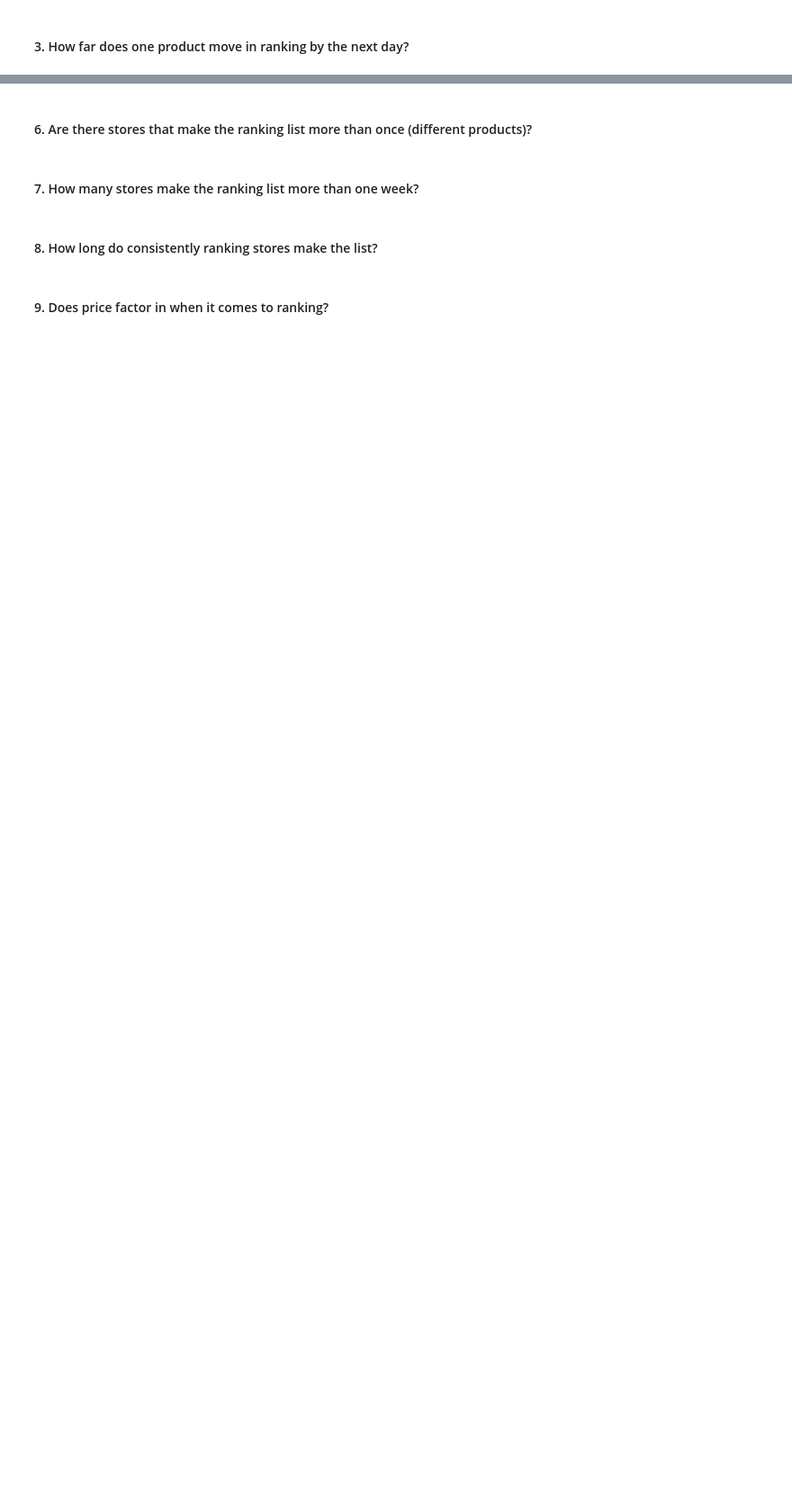
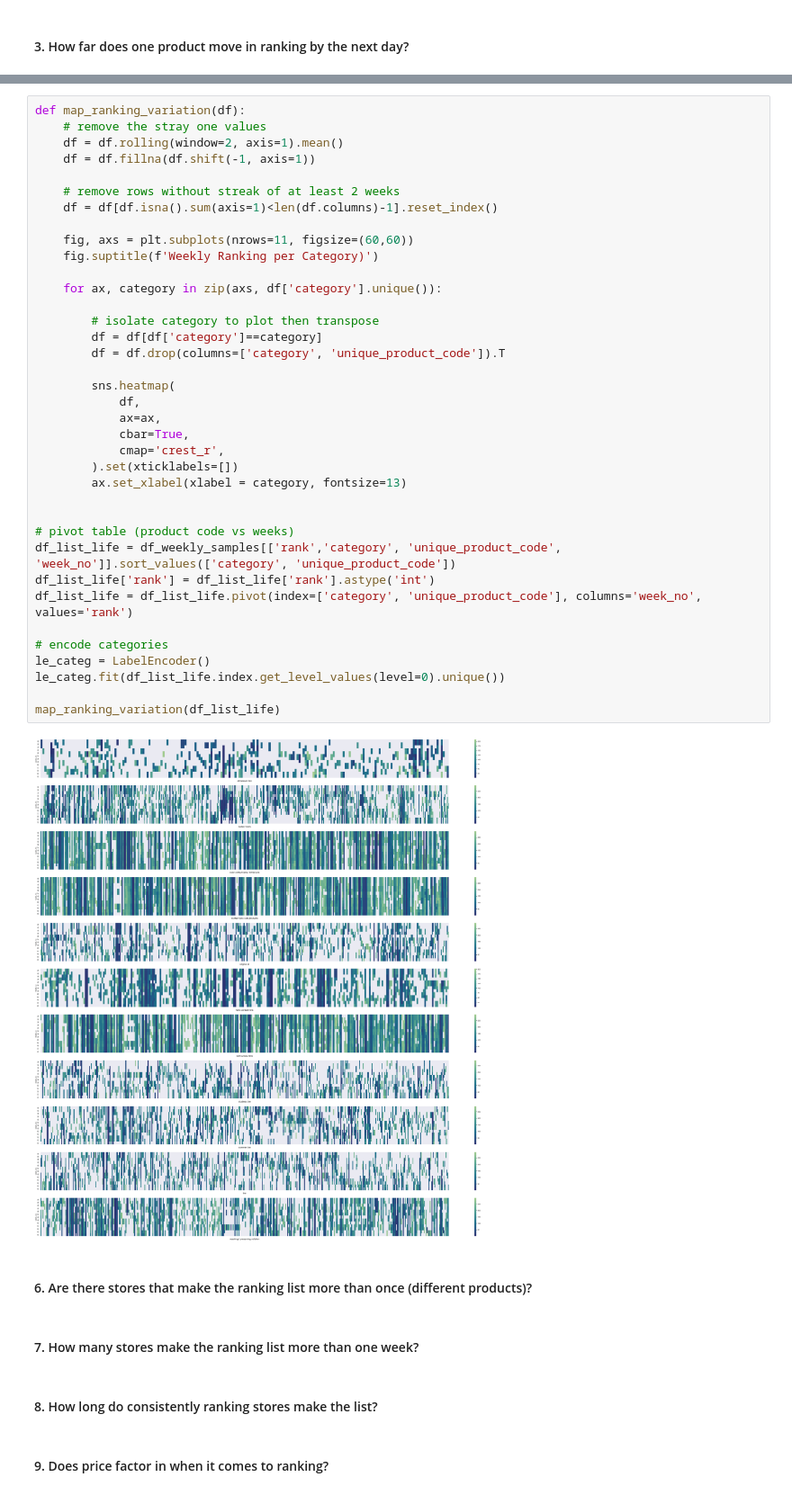
Before and after one commit to vanessapigwin/viz_for_scraper, a Jupyter notebook: analysis.ipynb, the cells around one changed output, grey strips where cells are left out. Shown at 90% size. Saved outputs shown, nothing was run; the diff lists cells and outputs as text; blank space fills up the shorter version.

Commit message:
q5, q10 ranking analysis

```diff
--- a/analysis.ipynb
+++ b/analysis.ipynb
@@ -334,3 +371,42 @@ plot_day_movement(df_daily_samples, limit=300)
+# %%
+def map_ranking_variation(df):
+    # remove the stray one values
+    df = df.rolling(window=2, axis=1).mean()
+    df = df.fillna(df.shift(-1, axis=1))
+
+    # remove rows without streak of at least 2 weeks
+    df = df[df.isna().sum(axis=1)<len(df.columns)-1].reset_index()
+
+    fig, axs = plt.subplots(nrows=11, figsize=(60,60))
+    fig.suptitle(f'Weekly Ranking per Category)')
+
+    for ax, category in zip(axs, df['category'].unique()):
+
+        # isolate category to plot then transpose
+        df = df[df['category']==category]
+        df = df.drop(columns=['category', 'unique_product_code']).T
+
+        sns.heatmap(
+            df,
+            ax=ax,
+            cbar=True,
+            cmap='crest_r',
+        ).set(xticklabels=[])
+        ax.set_xlabel(xlabel = category, fontsize=13)
+
+
+# pivot table (product code vs weeks)
+df_list_life = df_weekly_samples[['rank','category', 'unique_product_code', 'week_no']].sort_values(['category', 'unique_product_code'])
+df_list_life['rank'] = df_list_life['rank'].astype('int')
+df_list_life = df_list_life.pivot(index=['category', 'unique_product_code'], columns='week_no', values='rank')
+
+# encode categories
+le_categ = LabelEncoder()
+le_categ.fit(df_list_life.index.get_level_values(level=0).unique())
+
+map_ranking_variation(df_list_life)
+# %% [output]
+[figure, added]
 # %% [markdown]
 #### 6. Are there stores that make the ranking list more than once (different products)?
 # %% [markdown]
```
Also changed, not shown: parts of 10 cells of this notebook.
